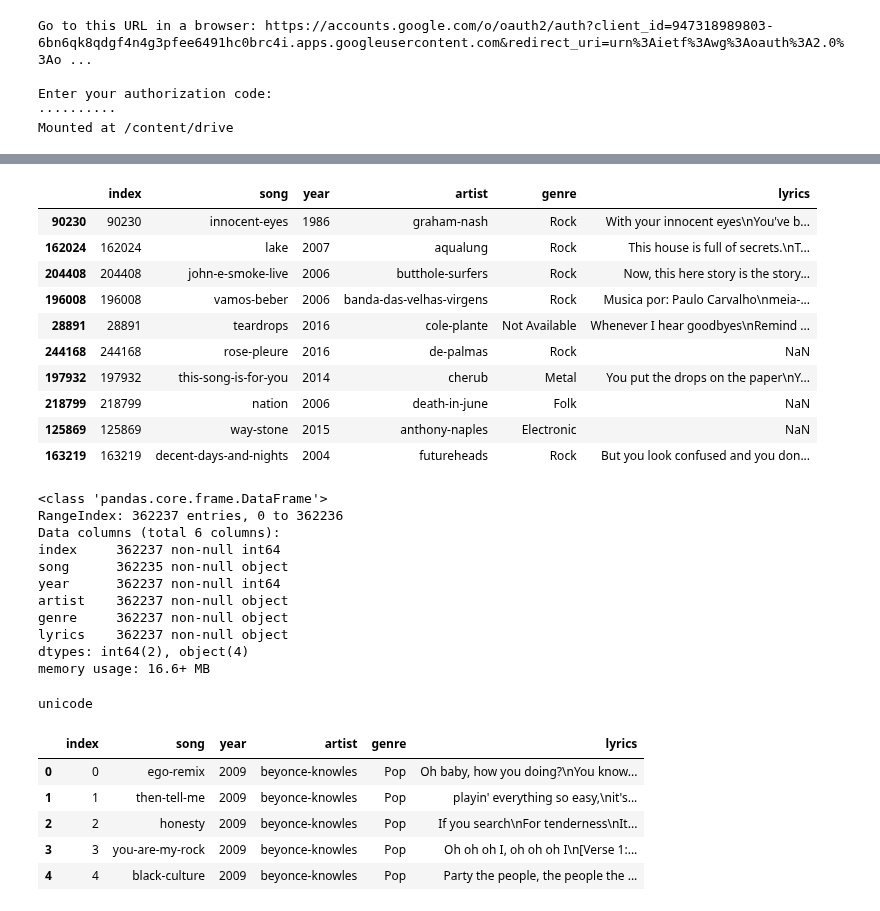
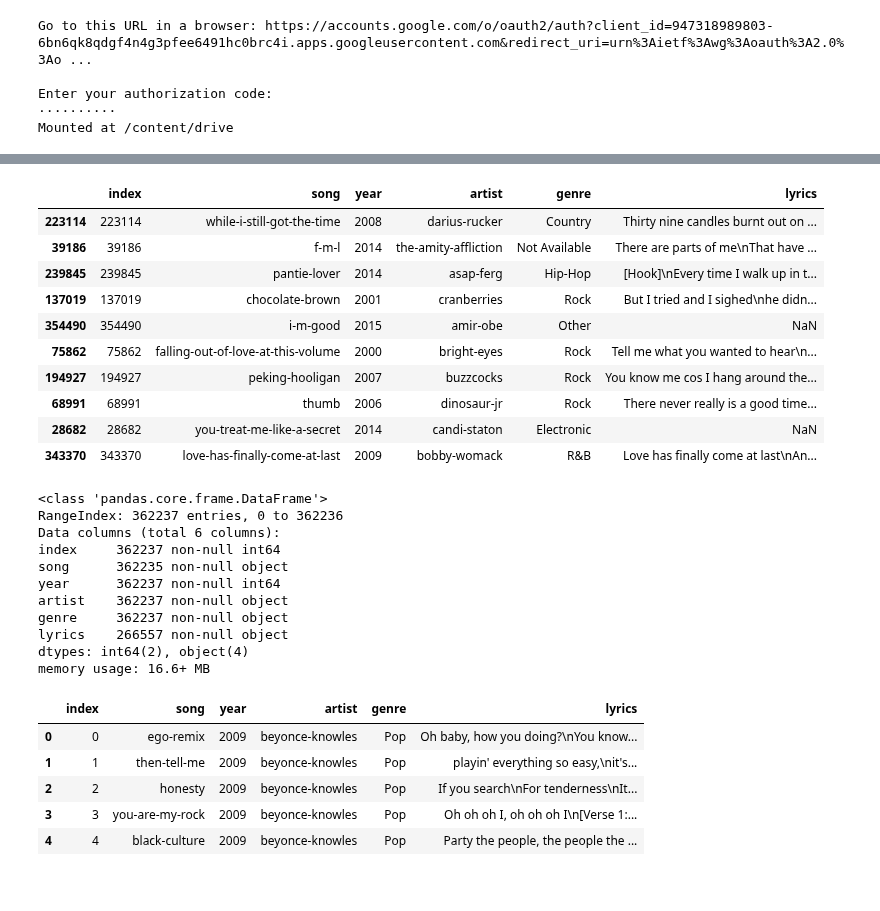
Before and after one commit to gabibu/deeplearnning, a Jupyter notebook: DL_word_embedding_assignment-checkpoint.ipynb, the cells around one changed output, grey strips where cells are left out. Drawn from its saved outputs; the diff is of its cells as text; code cells hidden in the pictures.

```diff
--- a/DL_word_embedding_assignment-checkpoint.ipynb
+++ b/DL_word_embedding_assignment-checkpoint.ipynb
@@ -50,23 +53,24 @@ pd1.sample()
 # %%
 import pandas as pd
 MIN_OCCURENCES = 5
-lyrics_df = pd.read_csv('../lyrics.csv', header=0, encoding='utf-8')
+lyrics_df = pd.read_csv("/content/drive/My Drive/lyrics.csv")
+#lyrics_df = pd.read_csv('../lyrics.csv', header=0, encoding='utf-8')
 # converters={'lyrics': lambda x: str(x)},
 # lyrics_df = pd.read_csv('../lyrics.csv', header=0)
 # lyrics_df['Collyricsumn'] =lyrics_df['lyrics'].astype(str)
 lyrics_df.sample(10)
 # %% [output]
 |  | index | song | year | artist | genre | lyrics |
-| 90230 | 90230 | innocent-eyes | 1986 | graham-nash | Rock | With your innocent eyes\nYou've b... |
-| 162024 | 162024 | lake | 2007 | aqualung | Rock | This house is full of secrets.\nT... |
-| 204408 | 204408 | john-e-smoke-live | 2006 | butthole-surfers | Rock | Now, this here story is the story... |
-| 196008 | 196008 | vamos-beber | 2006 | banda-das-velhas-virgens | Rock | Musica por: Paulo Carvalho\nmeia-... |
-| 28891 | 28891 | teardrops | 2016 | cole-plante | Not Available | Whenever I hear goodbyes\nRemind ... |
-| 244168 | 244168 | rose-pleure | 2016 | de-palmas | Rock | NaN |
-| 197932 | 197932 | this-song-is-for-you | 2014 | cherub | Metal | You put the drops on the paper\nY... |
-| 218799 | 218799 | nation | 2006 | death-in-june | Folk | NaN |
-| 125869 | 125869 | way-stone | 2015 | anthony-naples | Electronic | NaN |
-| 163219 | 163219 | decent-days-and-nights | 2004 | futureheads | Rock | But you look confused and you don... |
+| 223114 | 223114 | while-i-still-got-the-time | 2008 | darius-rucker | Country | Thirty nine candles burnt out on ... |
+| 39186 | 39186 | f-m-l | 2014 | the-amity-affliction | Not Available | There are parts of me\nThat have ... |
+| 239845 | 239845 | pantie-lover | 2014 | asap-ferg | Hip-Hop | [Hook]\nEvery time I walk up in t... |
+| 137019 | 137019 | chocolate-brown | 2001 | cranberries | Rock | But I tried and I sighed\nhe didn... |
+| 354490 | 354490 | i-m-good | 2015 | amir-obe | Other | NaN |
+| 75862 | 75862 | falling-out-of-love-at-this-volume | 2000 | bright-eyes | Rock | Tell me what you wanted to hear\n... |
+| 194927 | 194927 | peking-hooligan | 2007 | buzzcocks | Rock | You know me cos I hang around the... |
+| 68991 | 68991 | thumb | 2006 | dinosaur-jr | Rock | There never really is a good time... |
+| 28682 | 28682 | you-treat-me-like-a-secret | 2014 | candi-staton | Electronic | NaN |
+| 343370 | 343370 | love-has-finally-come-at-last | 2009 | bobby-womack | R&B | Love has finally come at last\nAn... |
 # %%
 lyrics_df.info()
 # %% [output]
@@ -78,13 +82,9 @@ song      362235 non-null object
 year      362237 non-null int64
 artist    362237 non-null object
 genre     362237 non-null object
-lyrics    362237 non-null object
+lyrics    266557 non-null object
 dtypes: int64(2), object(4)
 memory usage: 16.6+ MB
-# %%
-type(lyrics_df['lyrics'][0])
-# %% [output]
-unicode
 # %%
 lyrics_df.head()
 # %% [output]
```
Also changed, not shown: parts of 17 cells of this notebook.
